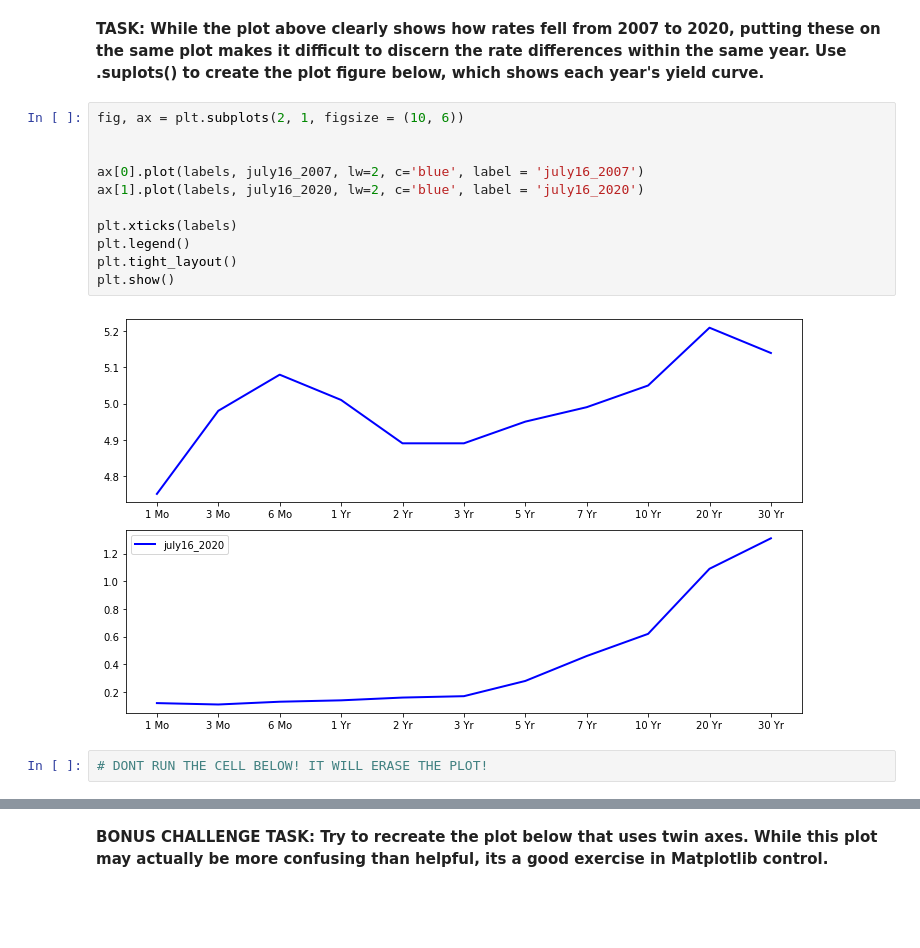
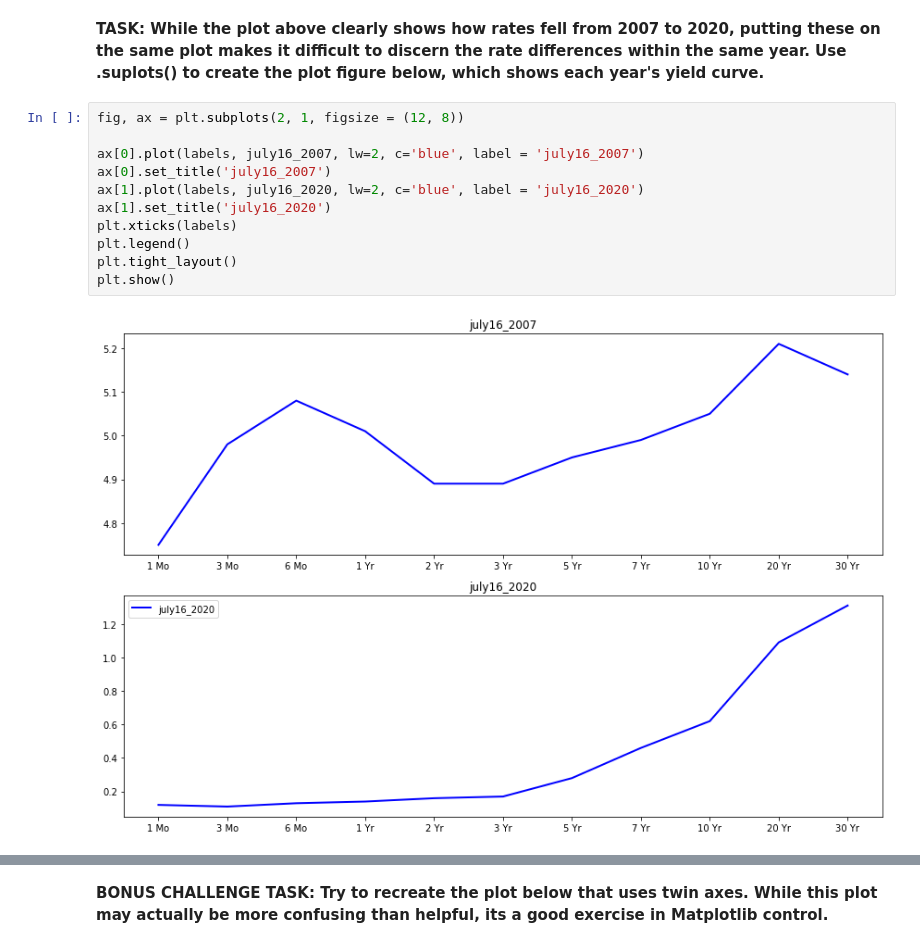
Before and after one commit to SSamiKocaaga/Data-Science, a Jupyter notebook: DAwPython/Assignment 2 - Matplotlib Exercises .ipynb, the cells around one changed output, grey strips where cells are left out. Drawn from its saved outputs; the diff is of its cells as text; blank space fills up the shorter version.

```diff
--- a/DAwPython/Assignment 2 - Matplotlib Exercises .ipynb
+++ b/DAwPython/Assignment 2 - Matplotlib Exercises .ipynb
@@ -169,17 +137,15 @@ plt.show()
 # %% [markdown]
 **TASK: While the plot above clearly shows how rates fell from 2007 to 2020, putting these on the same plot makes it difficult to discern the rate differences within the same year. Use .suplots() to create the plot figure below, which shows each year's yield curve.**
 # %%
-fig, ax = plt.subplots(2, 1, figsize = (10, 6))
-
+fig, ax = plt.subplots(2, 1, figsize = (12, 8))
 
 ax[0].plot(labels, july16_2007, lw=2, c='blue', label = 'july16_2007')
+ax[0].set_title('july16_2007')
 ax[1].plot(labels, july16_2020, lw=2, c='blue', label = 'july16_2020')
-
+ax[1].set_title('july16_2020')
 plt.xticks(labels)
 plt.legend()
 plt.tight_layout()
 plt.show()
 # %% [output]
-[figure, old version]
+[figure, new version]
-# %%
-# DONT RUN THE CELL BELOW! IT WILL ERASE THE PLOT!
```
Also changed, not shown: parts of 16 cells of this notebook, 7 other files.
